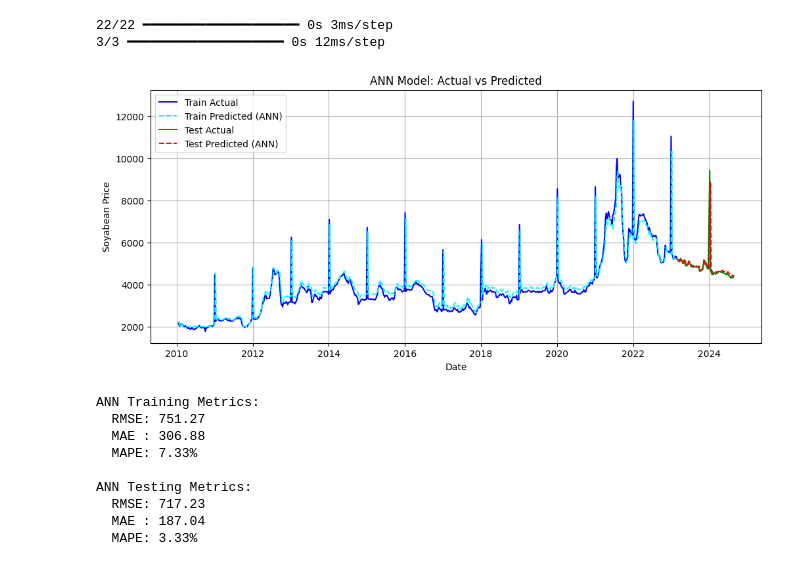
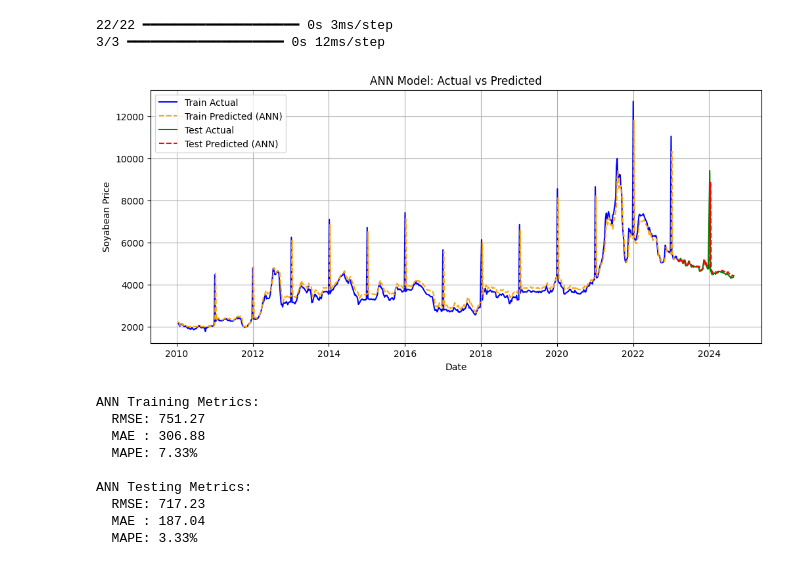
Before and after one commit to B-Manjunatha/Time-Series-Forecasting, a Jupyter notebook: ANN.ipynb, the cells around one changed output. Cells and saved outputs as stored; diff of their text form; code cells hidden in the pictures.

```diff
--- a/ANN.ipynb
+++ b/ANN.ipynb
@@ -143,20 +143,20 @@ test_index = df.index[lag+len(train_pred_ann):lag+len(train_pred_ann)+len(test_p
 # %%
 # =====================================
 # 10. Plot: ANN Actual vs Predicted
 # =====================================
 plt.figure(figsize=(12, 5))
 plt.plot(train_index, y_train_true, label='Train Actual', color='blue')
-plt.plot(train_index, train_pred_ann, label='Train Predicted (ANN)', color='cyan', linestyle='--')
+plt.plot(train_index, train_pred_ann, label='Train Predicted (ANN)', color='orange', linestyle='--')
 plt.plot(test_index, y_test_true, label='Test Actual', color='green')
 plt.plot(test_index, test_pred_ann, label='Test Predicted (ANN)', color='red', linestyle='--')
 plt.title('ANN Model: Actual vs Predicted')
 plt.xlabel('Date')
 plt.ylabel('Soyabean Price')
 plt.legend()
 plt.grid(True)
 plt.show()
 # %% [output]
-[figure, old version]
+[figure, new version]
 # %%
 # =====================================
 #  11. Evaluation Metrics (Compare with ARIMA)
```
Also changed, not shown: parts of 1 cell of this notebook.
